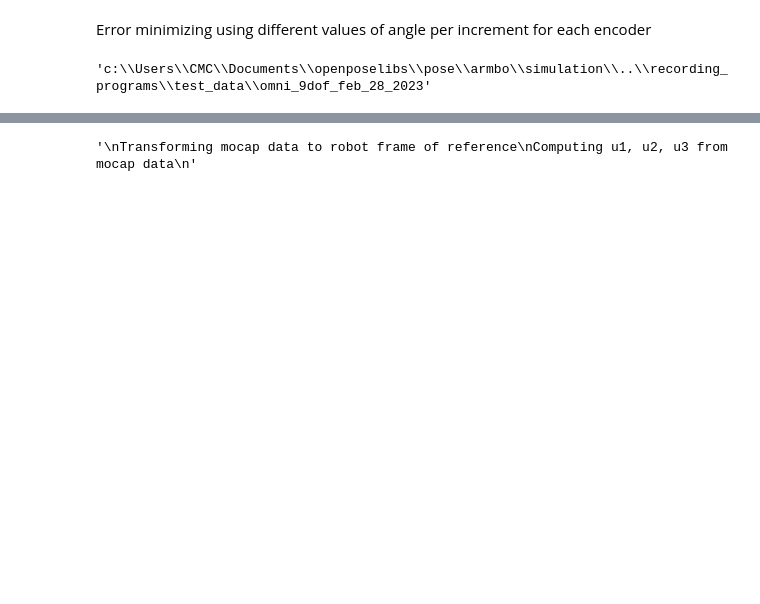
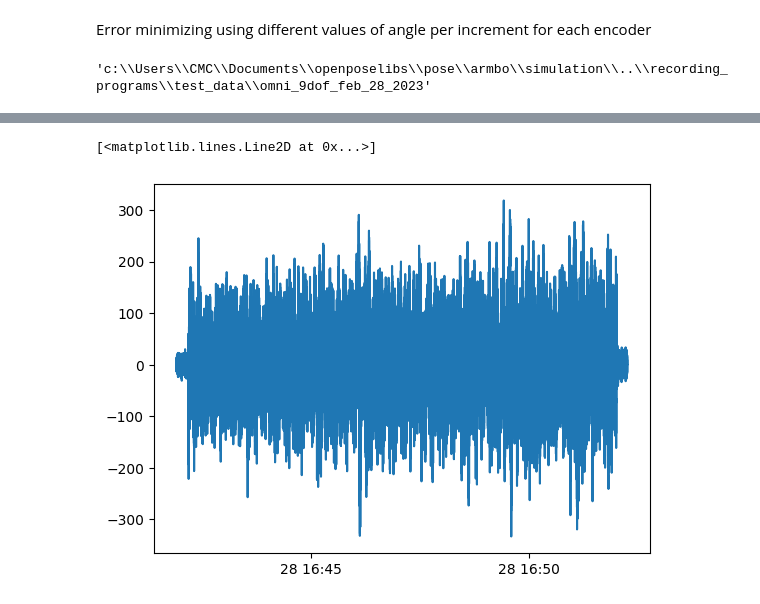
Before and after one commit to SujithChristopher/armbo_preliminary_work, a Jupyter notebook: simulation/ipy_notebooks/omniwheel_err_min.ipynb, the cells around one changed output, grey strips where cells are left out. Saved outputs shown, nothing was run; the diff lists cells and outputs as text; code cells hidden in the pictures; blank space fills up the shorter version.

```diff
--- a/simulation/ipy_notebooks/omniwheel_err_min.ipynb
+++ b/simulation/ipy_notebooks/omniwheel_err_min.ipynb
@@ -213,5 +212,32 @@ plt.legend()
 Transforming mocap data to robot frame of reference
 Computing u1, u2, u3 from mocap data
 """
+_mocap_rev = _mc_df[["time",'x', 'y']].copy()
+_mocap_rev["theta"] = _theta_z
+_mocap_rev["vx"] = -_mocap_rev["x"].diff() / 0.01
+_mocap_rev["vy"] = _mocap_rev["y"].diff() / 0.01
+_mocap_rev["wx"] = -_mocap_rev["theta"].diff() / 0.01
+_mocap_rev = _mocap_rev.fillna(0)
-# %% [output]
-'\nTransforming mocap data to robot frame of reference\nComputing u1, u2, u3 from mocap data\n'
+# %%
+y = (19.5/2)/100 # meters
+x = 7.5/100 # meters
+radius = 5.5/200 # meters
+
+mat = np.array([[-y, 1, 0], [-x, 0, -1], [x, 0, -1]])
+
+_uvec = {"u1":[], "u2":[], "u3":[]}
+_mocap_rev = pl.from_pandas(_mocap_rev)
+for i in tqdm(range(len(_mocap_rev))):
+    _uvec["u1"].append((1/radius)*(mat @ _mocap_rev[["wx", "vx", "vy"]][i].to_numpy().reshape(3,1)).T[0][0])
+    _uvec["u2"].append((1/radius)*(mat @ _mocap_rev[["wx", "vx", "vy"]][i].to_numpy().reshape(3,1)).T[0][1])
+    _uvec["u3"].append((1/radius)*(mat @ _mocap_rev[["wx", "vx", "vy"]][i].to_numpy().reshape(3,1)).T[0][2])
+
+_mocap_rev = _mocap_rev.to_pandas()
+_mocap_rev["u1"] = _uvec["u1"]
+_mocap_rev["u2"] = _uvec["u2"]
+_mocap_rev["u3"] = _uvec["u3"]
+# %%
+plt.plot(_mocap_rev["time"], _mocap_rev["u1"], label="u1")
+# %% [output]
+[<matplotlib.lines.Line2D at 0x...>]
+[figure, added]
```
Also changed, not shown: parts of 12 cells of this notebook, 11 other files.
